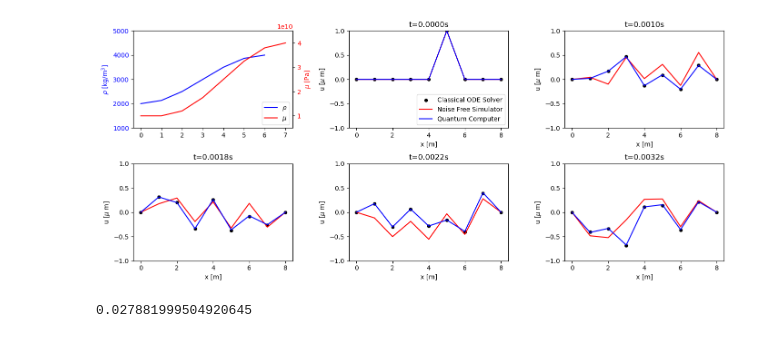
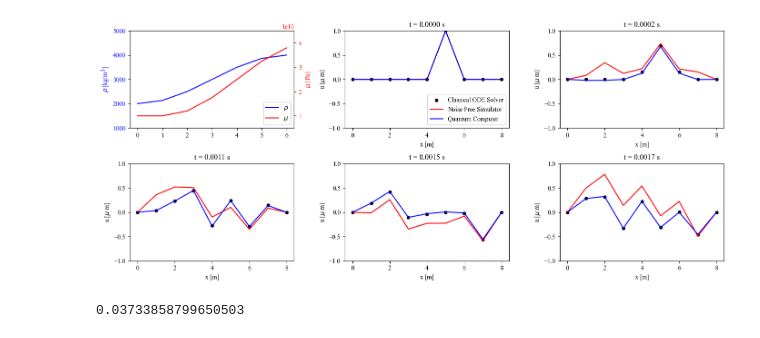
Before and after one commit to malteschade/Quantum-Wave-Equation-Solver, a Jupyter notebook: main.ipynb, the cells around one changed output. Cells and saved outputs as stored; diff of their text form; code cells hidden in the pictures.

Commit message:
plot adjustments

```diff
--- a/main.ipynb
+++ b/main.ipynb
@@ -43,13 +43,13 @@ plot_uv(parameters['u'], parameters['v'],0, plot_v=True).show(renderer='svg')
 # # Run experiment
 # experiment = ForwardExperiment1D(verbose=2)
 # experiment.add_solver('ode', **parameters)
-# # experiment.add_solver('exp', **parameters)
-# experiment.add_solver('local', **parameters)
-# experiment.add_solver('cloud', **parameters)
+# experiment.add_solver('exp', **parameters)
+# # experiment.add_solver('local', **parameters)
+# # experiment.add_solver('cloud', **parameters)
 # results = experiment.run()
 
 # Read experiment
-id = '20231202T124619'
-experiment = ForwardExperiment1D(experiment_id=id, verbose=2)
+ex_id = '20231203T101131'
+experiment = ForwardExperiment1D(experiment_id=ex_id, verbose=2)
 results = experiment.load()
 # %% [output]
@@ -73,16 +62,16 @@ results = experiment.load()
 # %%
 u_ode = results[0]['field']['u']
 u_sim = results[2]['field']['u']
 u_qpu = results[1]['field']['u']
 rho = results[0]['medium']['rho'][0]
 mu = results[0]['medium']['mu'][0]
 times = results[0]['times']
 bcs = {'left': 'DBC', 'right': 'DBC'}
-idx = [0, 5, 9, 11, 16] # 3, 4, 6, 8, 9, 15, 16, 18 || 5, 9, 11, 16
+idx = [0, 2, 11, 15, 17] # NBC-DBC 3, 4, 6, 8, 9, 15, 16, 18 || DBC-DBC 5, 9, 11, 16 || DBC-NBC 2, 5, 12, 17 || DBC-DBC 2, 11, 15, 17
 fig = plot_multi_v1(idx, times, u_ode, u_sim, u_qpu, rho, mu, bcs)
-fig.savefig('figures/fig2.png', format='png', bbox_inches='tight', dpi=300)
+fig.savefig('figures/fig3.png', format='png', bbox_inches='tight', dpi=300)
 # %% [output]
-[figure, old version]
+[figure, new version]
 # %%
 # Testing - Accuracy
 import numpy as np
@@ -91,4 +80,4 @@ l2_errors = np.linalg.norm(results[1]['field']['u'] - results[0]['field']['u'],
 print(np.mean(l2_errors))
 px.line(l2_errors)
 # %% [output]
-0.027881999504920645
+0.03733858799650503
```
Also changed, not shown: parts of 4 cells of this notebook, 1 other file.
